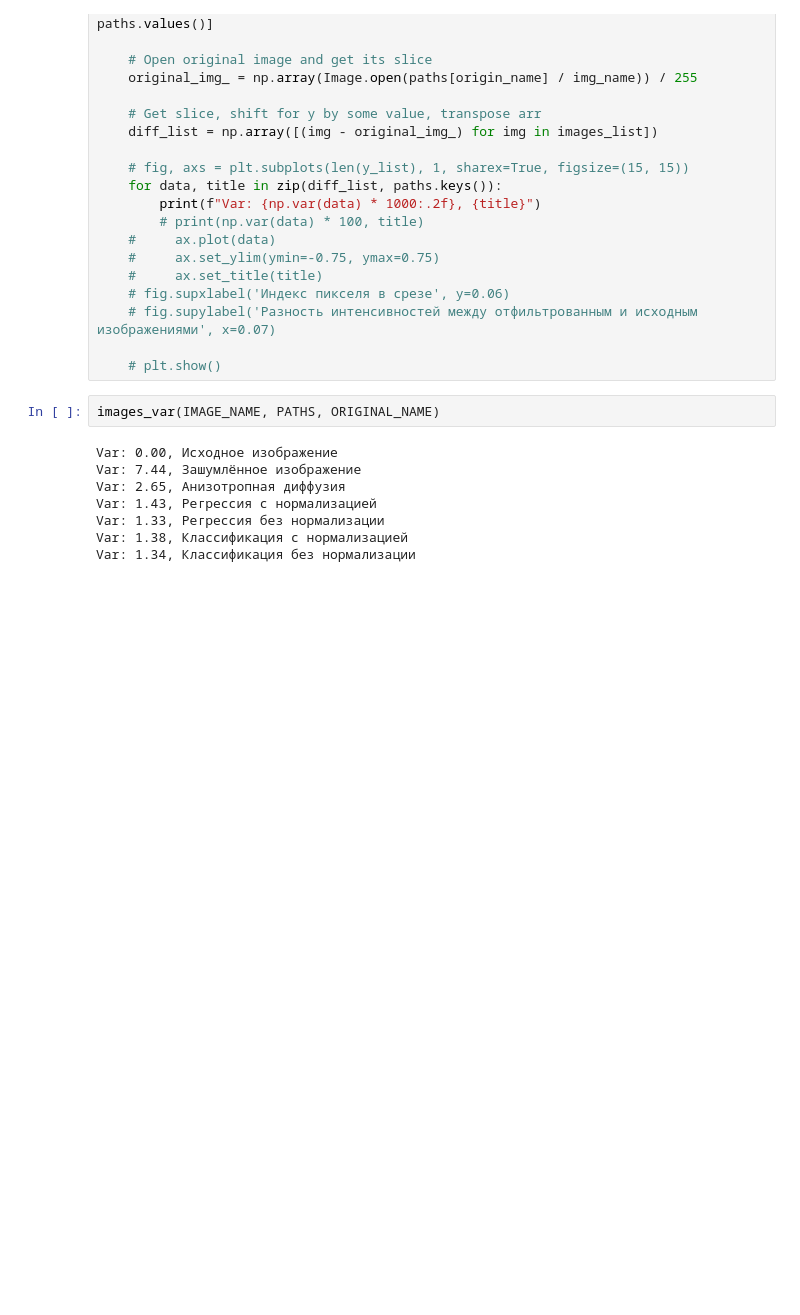
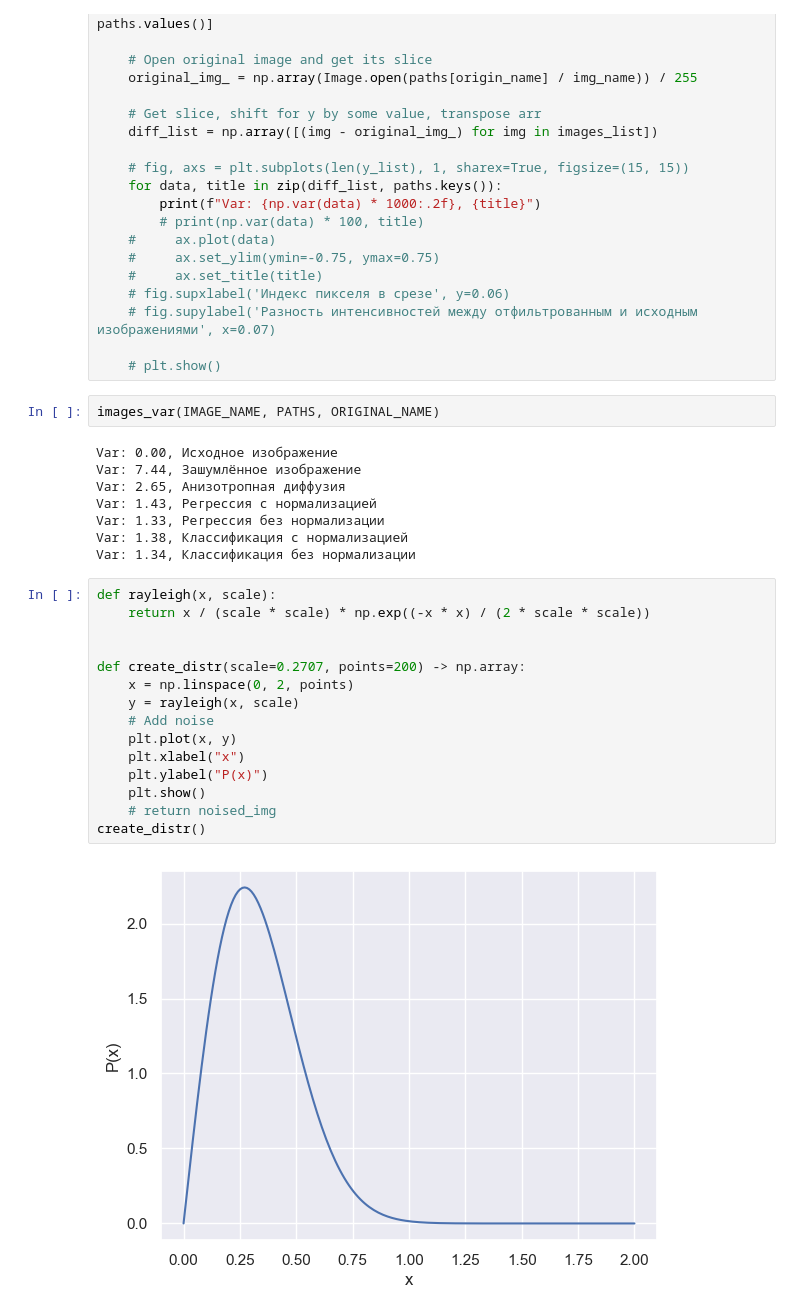
Before and after one commit to Felecort/NN_Filter_Radiolocation_Imgs, a Jupyter notebook: results/results_proc.ipynb, the cells around one changed output. Drawn from its saved outputs; the diff is of its cells as text; blank space fills up the shorter version.

Commit message:
rayleigh distr

```diff
--- a/results/results_proc.ipynb
+++ b/results/results_proc.ipynb
@@ -129,3 +130,20 @@ Var: 1.43, Регрессия с нормализацией
 Var: 1.33, Регрессия без нормализации
 Var: 1.38, Классификация с нормализацией
 Var: 1.34, Классификация без нормализации
+# %%
+def rayleigh(x, scale):
+    return x / (scale * scale) * np.exp((-x * x) / (2 * scale * scale))
+
+
+def create_distr(scale=0.2707, points=200) -> np.array:
+    x = np.linspace(0, 2, points)
+    y = rayleigh(x, scale)
+    # Add noise
+    plt.plot(x, y)
+    plt.xlabel("x")
+    plt.ylabel("P(x)")
+    plt.show()
+    # return noised_img
+create_distr()
+# %% [output]
+[figure, added]
```
Also changed, not shown: parts of 1 cell of this notebook, 1 other file.
